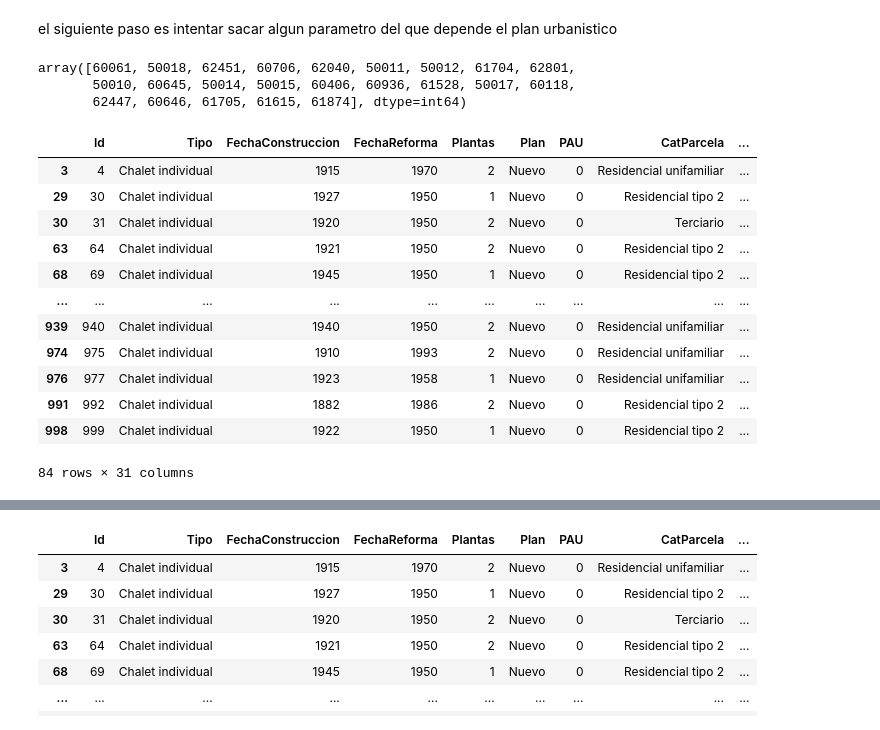
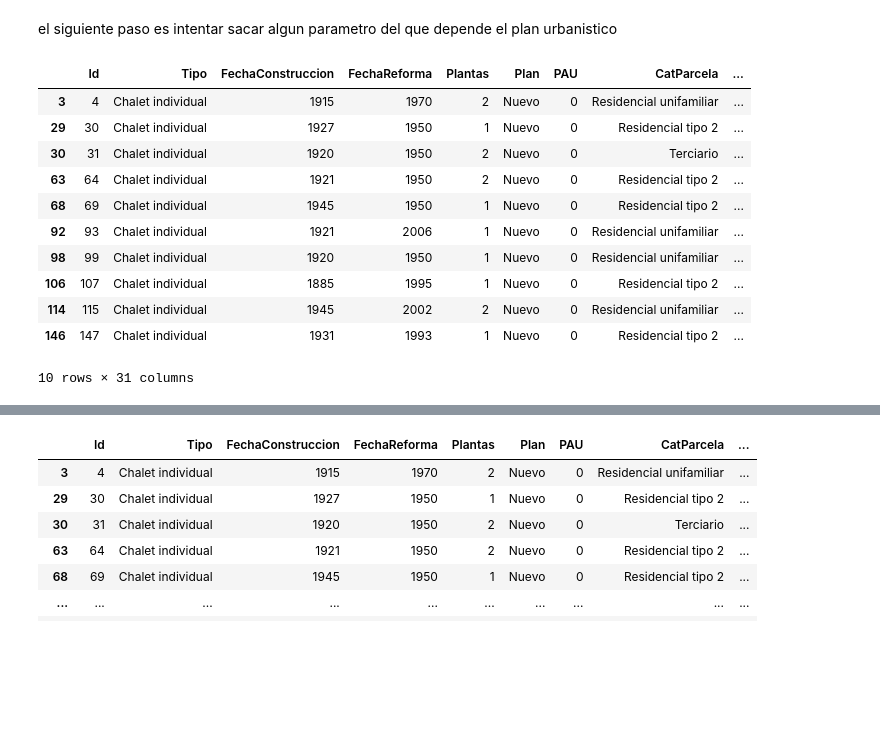
Before and after one commit to DiegoCollado27/ML-Price-Prediction, a Jupyter notebook: PRACTICA_2_AA.ipynb, the cells around one changed output, grey strips where cells are left out. Saved outputs shown, nothing was run; the diff lists cells and outputs as text; code cells hidden in the pictures; blank space fills up the shorter version.

```diff
--- a/PRACTICA_2_AA.ipynb
+++ b/PRACTICA_2_AA.ipynb
@@ -99,25 +143,18 @@ Precio                  0
 dtype: int64
 # %% [markdown]
 el siguiente paso es intentar sacar algun parametro del que depende el plan urbanistico
-# %%
-datos['CP'].unique()
-# %% [output]
-array([60061, 50018, 62451, 60706, 62040, 50011, 50012, 61704, 62801,
-       50010, 60645, 50014, 50015, 60406, 60936, 61528, 50017, 60118,
-       62447, 60646, 61705, 61615, 61874], dtype=int64)
 # %%
-datos[datos['Plan'] == 'Nuevo']
+datos[datos['Plan'] == 'Nuevo'].head(10)
 # %% [output]
 |  | Id | Tipo | FechaConstruccion | FechaReforma | Plantas | Plan | PAU | CatParcela | ... |
 | 3 | 4 | Chalet individual | 1915 | 1970 | 2 | Nuevo | 0 | Residencial unifamiliar | ... |
 | 29 | 30 | Chalet individual | 1927 | 1950 | 1 | Nuevo | 0 | Residencial tipo 2 | ... |
 | 30 | 31 | Chalet individual | 1920 | 1950 | 2 | Nuevo | 0 | Terciario | ... |
 | 63 | 64 | Chalet individual | 1921 | 1950 | 2 | Nuevo | 0 | Residencial tipo 2 | ... |
 | 68 | 69 | Chalet individual | 1945 | 1950 | 1 | Nuevo | 0 | Residencial tipo 2 | ... |
-| ... | ... | ... | ... | ... | ... | ... | ... | ... | ... |
-| 939 | 940 | Chalet individual | 1940 | 1950 | 2 | Nuevo | 0 | Residencial unifamiliar | ... |
-| 974 | 975 | Chalet individual | 1910 | 1993 | 2 | Nuevo | 0 | Residencial unifamiliar | ... |
-| 976 | 977 | Chalet individual | 1923 | 1958 | 1 | Nuevo | 0 | Residencial unifamiliar | ... |
-| 991 | 992 | Chalet individual | 1882 | 1986 | 2 | Nuevo | 0 | Residencial tipo 2 | ... |
-| 998 | 999 | Chalet individual | 1922 | 1950 | 1 | Nuevo | 0 | Residencial tipo 2 | ... |
+| 92 | 93 | Chalet individual | 1921 | 2006 | 1 | Nuevo | 0 | Residencial unifamiliar | ... |
+| 98 | 99 | Chalet individual | 1920 | 1950 | 1 | Nuevo | 0 | Residencial unifamiliar | ... |
+| 106 | 107 | Chalet individual | 1885 | 1995 | 1 | Nuevo | 0 | Residencial tipo 2 | ... |
+| 114 | 115 | Chalet individual | 1945 | 2002 | 2 | Nuevo | 0 | Residencial unifamiliar | ... |
+| 146 | 147 | Chalet individual | 1931 | 1993 | 1 | Nuevo | 0 | Residencial tipo 2 | ... |
-84 rows × 31 columns
+10 rows × 31 columns
```
Also changed, not shown: parts of 37 cells of this notebook.
